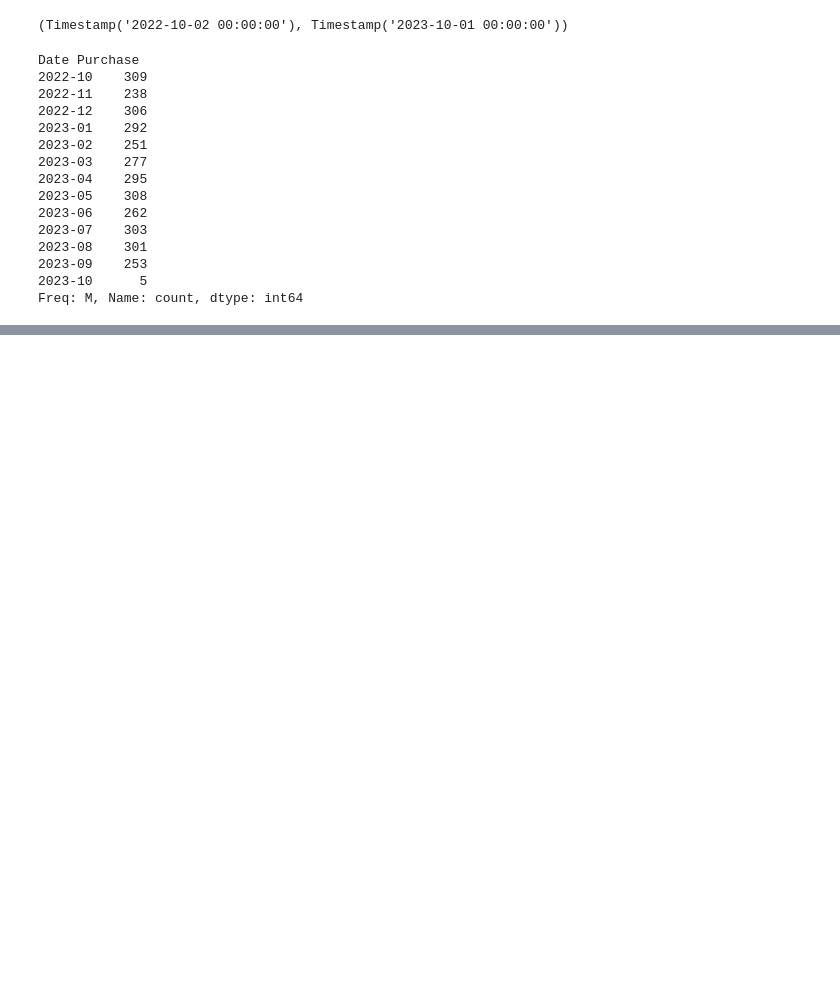
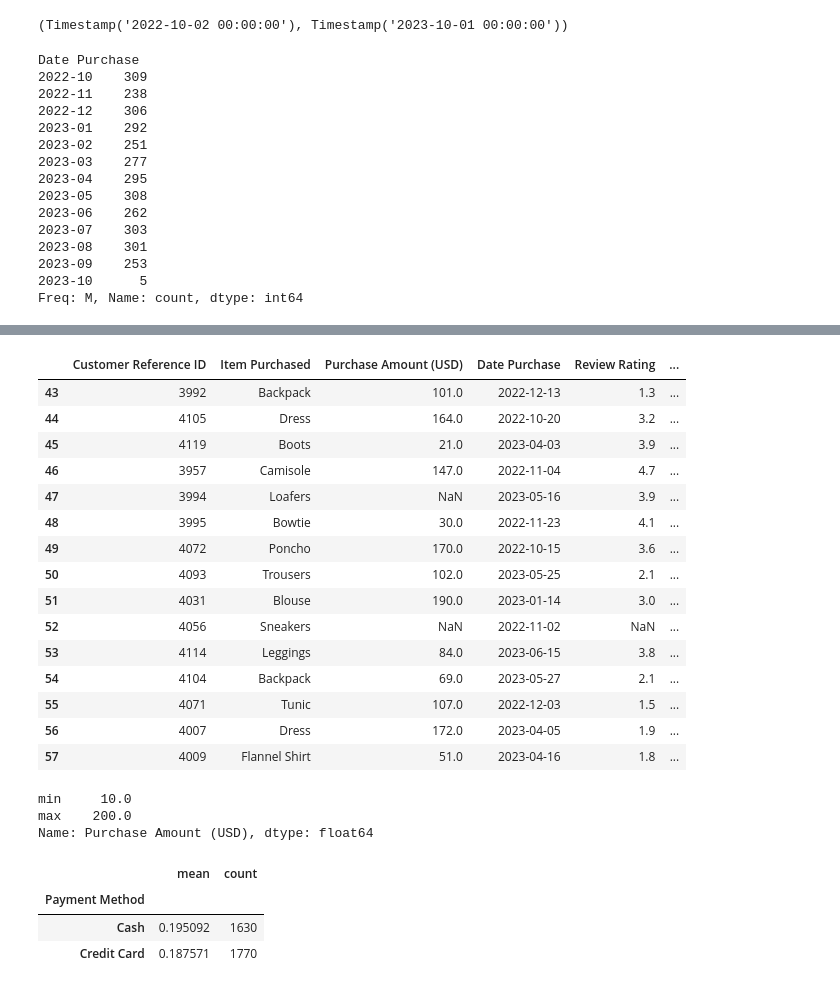
Before and after one commit to sutarozu/fashion-retail-project, a Jupyter notebook: notebook/analisis_penjualan_fashion.ipynb, the cells around one changed output, grey strips where cells are left out. Saved outputs shown, nothing was run; the diff lists cells and outputs as text; code cells hidden in the pictures; blank space fills up the shorter version.

```diff
--- a/notebook/analisis_penjualan_fashion.ipynb
+++ b/notebook/analisis_penjualan_fashion.ipynb
@@ -248,0 +301,25 @@ Freq: M, Name: count, dtype: int64
+# %%
+df_toko.iloc[43:].head(15)
+# %% [output]
+|  | Customer Reference ID | Item Purchased | Purchase Amount (USD) | Date Purchase | Review Rating | ... |
+| 43 | 3992 | Backpack | 101.0 | 2022-12-13 | 1.3 | ... |
+| 44 | 4105 | Dress | 164.0 | 2022-10-20 | 3.2 | ... |
+| 45 | 4119 | Boots | 21.0 | 2023-04-03 | 3.9 | ... |
+| 46 | 3957 | Camisole | 147.0 | 2022-11-04 | 4.7 | ... |
+| 47 | 3994 | Loafers | NaN | 2023-05-16 | 3.9 | ... |
+| 48 | 3995 | Bowtie | 30.0 | 2022-11-23 | 4.1 | ... |
+| 49 | 4072 | Poncho | 170.0 | 2022-10-15 | 3.6 | ... |
+| 50 | 4093 | Trousers | 102.0 | 2023-05-25 | 2.1 | ... |
+| 51 | 4031 | Blouse | 190.0 | 2023-01-14 | 3.0 | ... |
+| 52 | 4056 | Sneakers | NaN | 2022-11-02 | NaN | ... |
+| 53 | 4114 | Leggings | 84.0 | 2023-06-15 | 3.8 | ... |
+| 54 | 4104 | Backpack | 69.0 | 2023-05-27 | 2.1 | ... |
+| 55 | 4071 | Tunic | 107.0 | 2022-12-03 | 1.5 | ... |
+| 56 | 4007 | Dress | 172.0 | 2023-04-05 | 1.9 | ... |
+| 57 | 4009 | Flannel Shirt | 51.0 | 2023-04-16 | 1.8 | ... |
+# %%
+df_toko["Purchase Amount (USD)"].iloc[43:].agg(['min', 'max'])
+# %% [output]
+min     10.0
+max    200.0
+Name: Purchase Amount (USD), dtype: float64
@@ -248,0 +329,8 @@ Freq: M, Name: count, dtype: int64
+# %%
+# per metode bayar: persentase kosong dan jumlah baris
+df_cek.groupby("Payment Method")["tagihan_kosong"].agg(["mean", "count"])
+# %% [output]
+|  | mean | count |
+| Payment Method |  |  |
+| Cash | 0.195092 | 1630 |
+| Credit Card | 0.187571 | 1770 |
```
Also changed, not shown: parts of 10 cells of this notebook.
